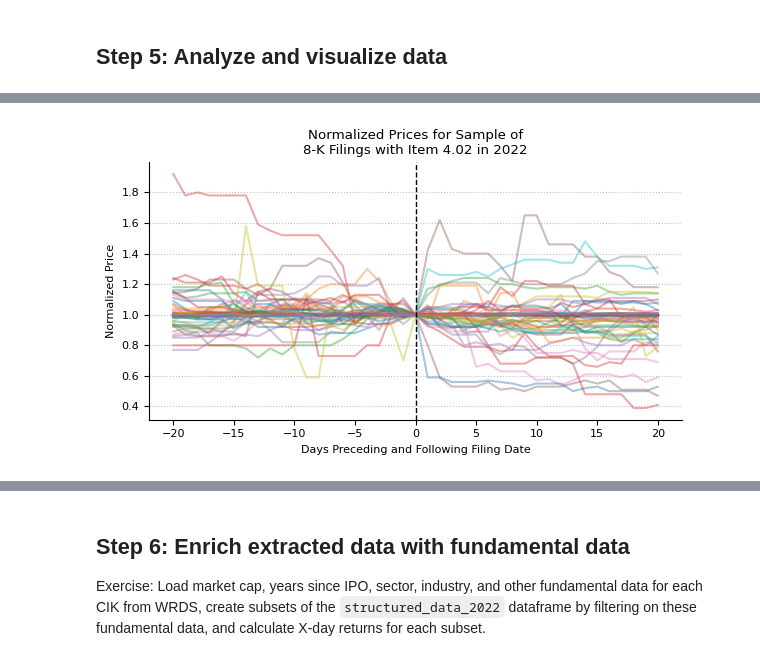
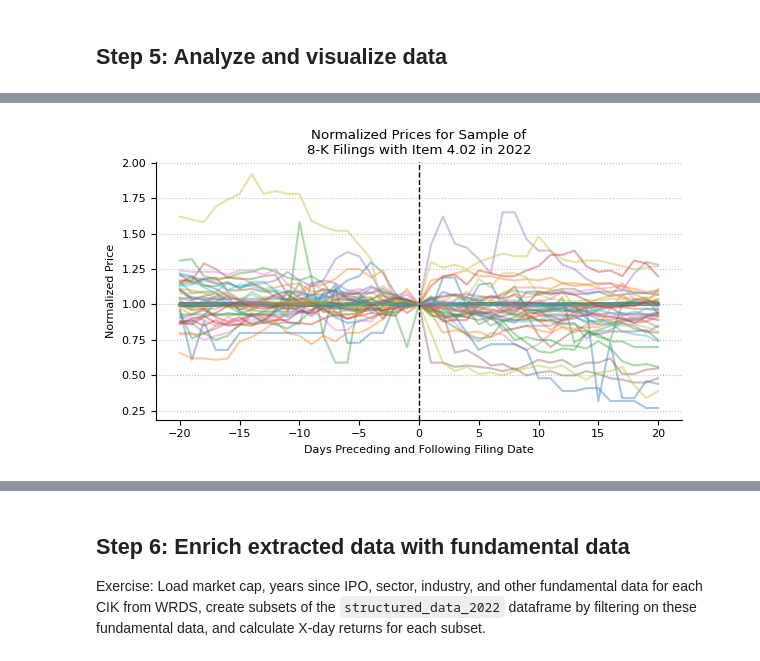
Before and after one commit to janlukasschroeder/ai-for-financial-analysis-and-research, a Jupyter notebook: gpt-4-api-extract-data-from-sec-filings/demo.ipynb, the cells around one changed output, grey strips where cells are left out. Saved outputs shown, nothing was run; the diff lists cells and outputs as text; code cells hidden in the pictures.

```diff
--- a/gpt-4-api-extract-data-from-sec-filings/demo.ipynb
+++ b/gpt-4-api-extract-data-from-sec-filings/demo.ipynb
@@ -645,7 +656,7 @@ plot_histograms(structured_data_2022[price_return_columns])
 # %%
 # Calculate the normalized adjusted closing price for each filing date
 # by dividing each daily adjusted closing price by the price on the filing date
-def get_normlized_prices(ticker, date):
+def get_normalized_prices(ticker, date):
     normalized_prices = {}
     day0AdjClosePrice = stock_prices_2022_8K_dict.get(
         f"{ticker}-{date.strftime('%Y-%m-%d')}"
@@ -653,7 +664,7 @@ def get_normlized_prices(ticker, date):
 
     # Iterate over days from -20 to +20, one day at a time
     for days in range(-20, 21):
-        date_x = date + pd.Timedelta(days=days)
+        date_x = date + pd.offsets.BusinessDay(days)
         date_x_str = date_x.strftime("%Y-%m-%d")
         date_x_key = f"{ticker}-{date_x_str}"
         if date_x_key in stock_prices_2022_8K_dict:
@@ -671,31 +682,31 @@ def get_normlized_prices(ticker, date):
     return normalized_prices
 
 
-structured_data_2022["pricesNormalized"] = structured_data_2022.apply(
-    lambda x: get_normlized_prices(x["ticker"], x["filedAt"]), axis=1
+data_2022_w_prices["pricesNormalized"] = data_2022_w_prices.apply(
+    lambda x: get_normalized_prices(x["ticker"], x["filedAt"]), axis=1
 )
 
 # Explode pricesNormalized dicts to separate columns
-price_normalized_df = pd.json_normalize(structured_data_2022["pricesNormalized"])
+price_normalized_df = pd.json_normalize(data_2022_w_prices["pricesNormalized"])
 
 # Check if column "1dNorm" exists in structured_data_2022 from previous runs
 # to avoid adding duplicate columns when re-running the cell
-if "1dNorm" in structured_data_2022.columns:
+if "1dNorm" in data_2022_w_prices.columns:
     # Drop all columns with "dNorm" suffix
-    structured_data_2022.drop(
-        columns=[col for col in structured_data_2022.columns if "dNorm" in col],
+    data_2022_w_prices.drop(
+        columns=[col for col in data_2022_w_prices.columns if "dNorm" in col],
         inplace=True,
     )
 
 # Concatenate structured_data_2022 and price_changes_df
-structured_data_2022 = (
-    pd.concat([structured_data_2022, price_normalized_df], axis=1)
-    # .dropna(subset=["1dNorm"])
+data_2022_w_prices = (
+    pd.concat([data_2022_w_prices, price_normalized_df], axis=1)
+    .dropna(subset=["1dNorm"])
     .reset_index(drop=True)
 )
 
-structured_data_2022.drop(columns=["pricesNormalized"], inplace=True)
+data_2022_w_prices.drop(columns=["pricesNormalized"], inplace=True)
 
-print("✅ Calculated normalized prices for each filing")
-structured_data_2022.head()
+print(f"✅ Calculated normalized prices for {len(data_2022_w_prices)} filings")
+data_2022_w_prices.head()
 # %% [output]
@@ -711,32 +722,32 @@ structured_data_2022.head()
 # Plot muli-line chart showing normalized prices for each filing
 def plot_normalized_prices(df):
     fig, ax = plt.subplots(figsize=(6, 3.5))
 
     for i, row in df.iterrows():
         ticker = row["ticker"]
         filing_date = row["filedAt"]
         filing_date_str = filing_date.strftime("%Y-%m-%d")
         price_norm_columns = [col for col in row.index if "dNorm" in col]
         normalized_prices = row[price_norm_columns].dropna()
         x = range(-20, 21)
         y = normalized_prices.values
         if len(x) != len(y):
             continue
         ax.plot(
             x,
             normalized_prices.values,
             label=f"{ticker} - {filing_date_str}",
             alpha=0.4,
         )
 
     ax.set_title("Normalized Prices for Sample of\n8-K Filings with Item 4.02 in 2022")
     ax.set_xlabel("Days Preceding and Following Filing Date")
     ax.set_ylabel("Normalized Price")
     ax.axvline(0, color="black", linestyle="--", lw=1)
     plt.tight_layout()
     plt.show()
 
 
-plot_normalized_prices(structured_data_2022)
+plot_normalized_prices(data_2022_w_prices)
 # %% [output]
-[figure, old version]
+[figure, new version]
```
Also changed, not shown: parts of 14 cells of this notebook, 1 other file.
